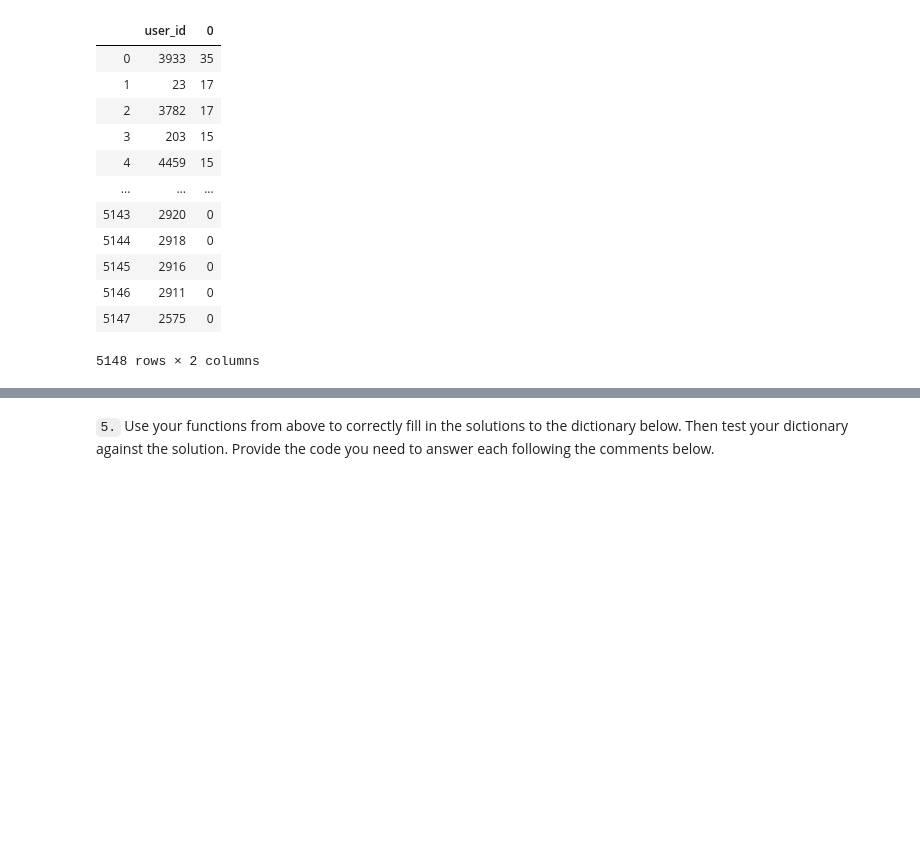
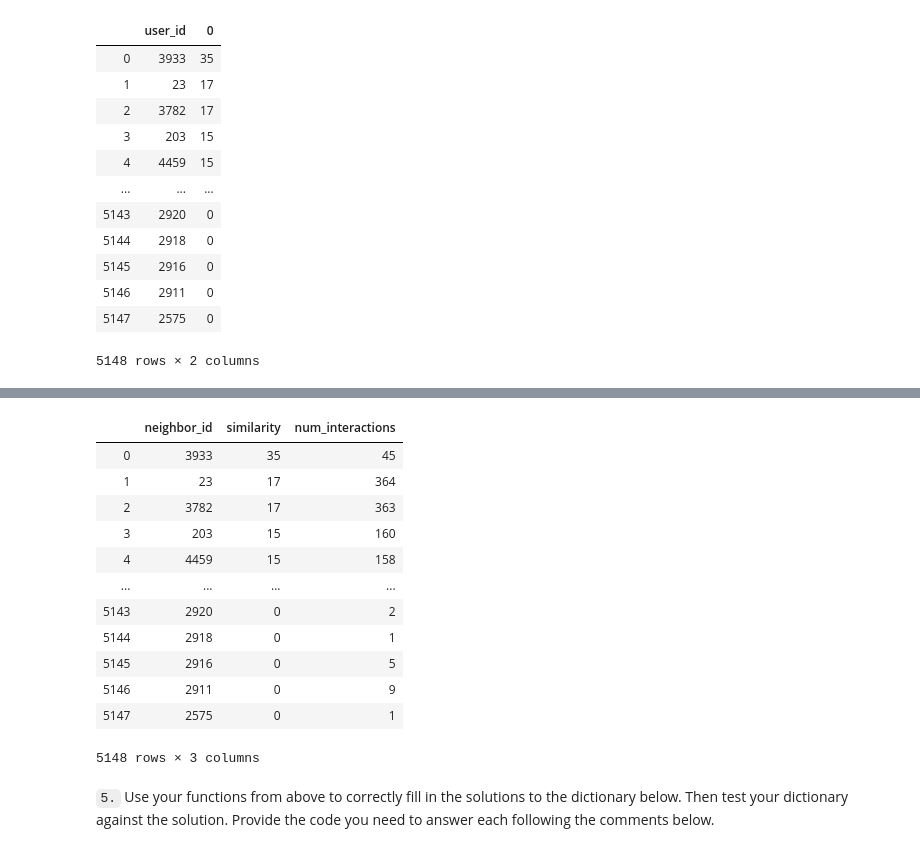
Before and after one commit to gj0706/recommendations_with_IBM, a Jupyter notebook: Recommendations_with_IBM.ipynb, the cells around one changed output, grey strips where cells are left out. Saved outputs shown, nothing was run; the diff lists cells and outputs as text; code cells hidden in the pictures; blank space fills up the shorter version.

```diff
--- a/Recommendations_with_IBM.ipynb
+++ b/Recommendations_with_IBM.ipynb
@@ -933,6 +949,6 @@ neighbors_df = neighbors_df.rename(columns={'user_id':'neighbor_id', 0: 'similar
 # %%
 # count number of interactions per user
-num_interactions = user_item.sum(axis=1)
-num_interactions[23]
+# num_interactions = user_item.sum(axis=1)
+# num_interactions[23]
 # %%
 def articles_per_user(user_id):
@@ -949,3 +966,3 @@ Index(['neighbor_id', 'similarity'], dtype='object')
 # %%
-num_interactions = neighbors_df['neighbor_id'].apply(lambda id: articles_per_user(id))
-num_interactions
+# num_interactions = neighbors_df['neighbor_id'].apply(lambda id: articles_per_user(id))
+# num_interactions
@@ -982,16 +1022,26 @@ def get_top_sorted_users(user_id, df=df, user_item=user_item):
                     highest of each is higher in the dataframe
 
     '''
-#     # compute similarity of each user to the provided user
-#     sim = user_item.dot(user_item.loc[user_id])
+    # compute similarity of all the other users to current user
+    sim = user_item.dot(user_item.loc[user_id])
 
-#     # sort by similarity
-#     sim_sort = sim.sort_values(ascending=False)
+    # sort by similarity
+    sim_sort = sim.sort_values(ascending=False)
 
-#     # remove the own user's id
-#     sim_sort.drop(user_id,inplace=True)
-    similarity = find_similar_users(user_id)
-    num_interactions = similarity
+    # remove the own user's id
+    sim_sort.drop(user_id,inplace=True)
+
+    # create neighbors_df dataframe
+    neighbors_df = sim_sort.reset_index()
+
+    # find number of article interactions per user(use original df instead of user_item matrix)
+    user_article = df.groupby('user_id')['article_id'].count()
+
+    # merge user-article interaction column to neighbors_df
+    neighbors_df = pd.merge(neighbors_df, user_article, how='left',on='user_id')
+
+    neighbors_df = neighbors_df.rename(columns={'user_id':'neighbor_id', 0:'similarity', 'article_id':'num_interactions'})
+
 
     return neighbors_df # Return the dataframe specified in the doc_string
 
@@ -1022,6 +1072,22 @@ def user_user_recs_part2(user_id, m=10):
     # Your code here
 
     return recs, rec_names
+# %%
+get_top_sorted_users(1)
+# %% [output]
+|  | neighbor_id | similarity | num_interactions |
+| 0 | 3933 | 35 | 45 |
+| 1 | 23 | 17 | 364 |
+| 2 | 3782 | 17 | 363 |
+| 3 | 203 | 15 | 160 |
+| 4 | 4459 | 15 | 158 |
+| ... | ... | ... | ... |
+| 5143 | 2920 | 0 | 2 |
+| 5144 | 2918 | 0 | 1 |
+| 5145 | 2916 | 0 | 5 |
+| 5146 | 2911 | 0 | 9 |
+| 5147 | 2575 | 0 | 1 |
+5148 rows × 3 columns
 # %%
 # Quick spot check - don't change this code - just use it to test your functions
 rec_ids, rec_names = user_user_recs_part2(20, 10)
```
Also changed, not shown: parts of 9 cells of this notebook.
